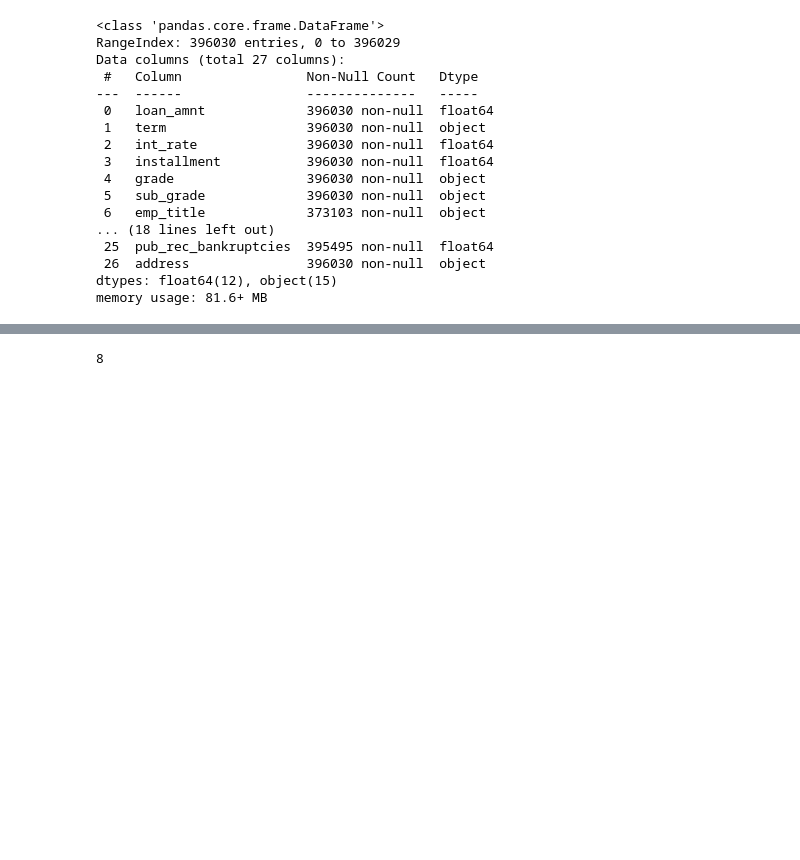
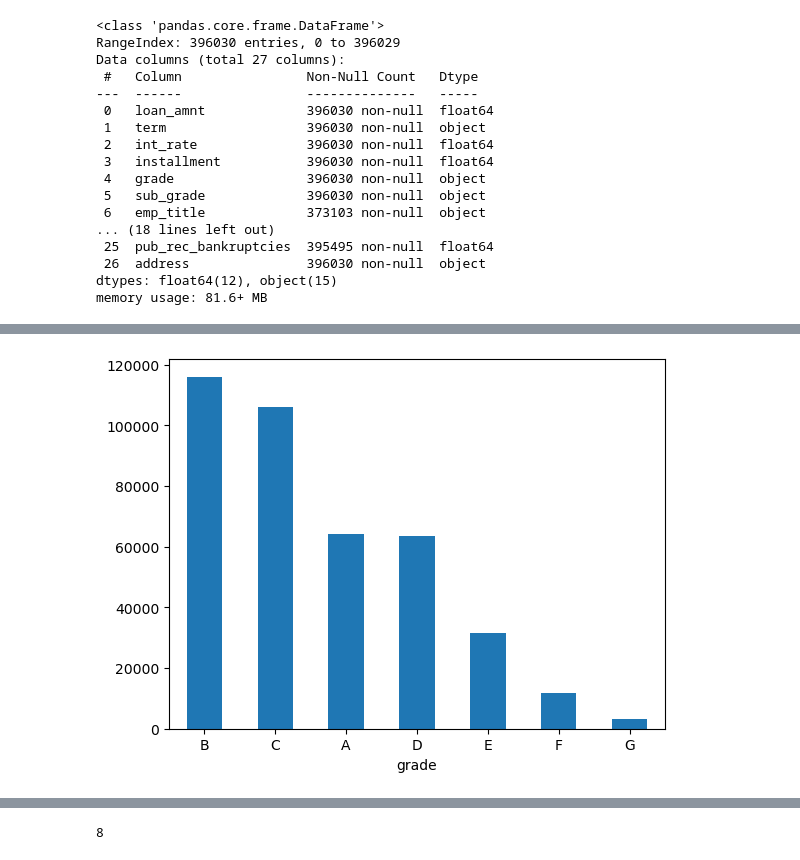
Before and after one commit to SaadNasir92/Group_project_1_SMU, a Jupyter notebook: sn_discovery.ipynb, the cells around one changed output, grey strips where cells are left out. Cells and saved outputs as stored; diff of their text form; code cells hidden in the pictures; blank space fills up the shorter version.

```diff
--- a/sn_discovery.ipynb
+++ b/sn_discovery.ipynb
@@ -61,3 +64,10 @@ raw_df.describe()
 | 50% | 12000.000000 | 13.330000 | 375.430000 | 6.400000e+04 | 16.910000 | 10.000000 | 0.000000 | 1.118100e+04 | 54.800000 | ... |
 | 75% | 20000.000000 | 16.490000 | 567.300000 | 9.000000e+04 | 22.980000 | 14.000000 | 0.000000 | 1.962000e+04 | 72.900000 | ... |
 | max | 40000.000000 | 30.990000 | 1533.810000 | 8.706582e+06 | 9999.000000 | 90.000000 | 86.000000 | 1.743266e+06 | 892.300000 | ... |
+# %%
+# Check distribution of data, is it more or less focused on certain types of loans?
+raw_df.grade.value_counts().plot.bar('grade')
+plt.xticks(rotation=0)
+plt.show()
+# %% [output]
+[figure, added]
```
Also changed, not shown: parts of 26 cells of this notebook.
